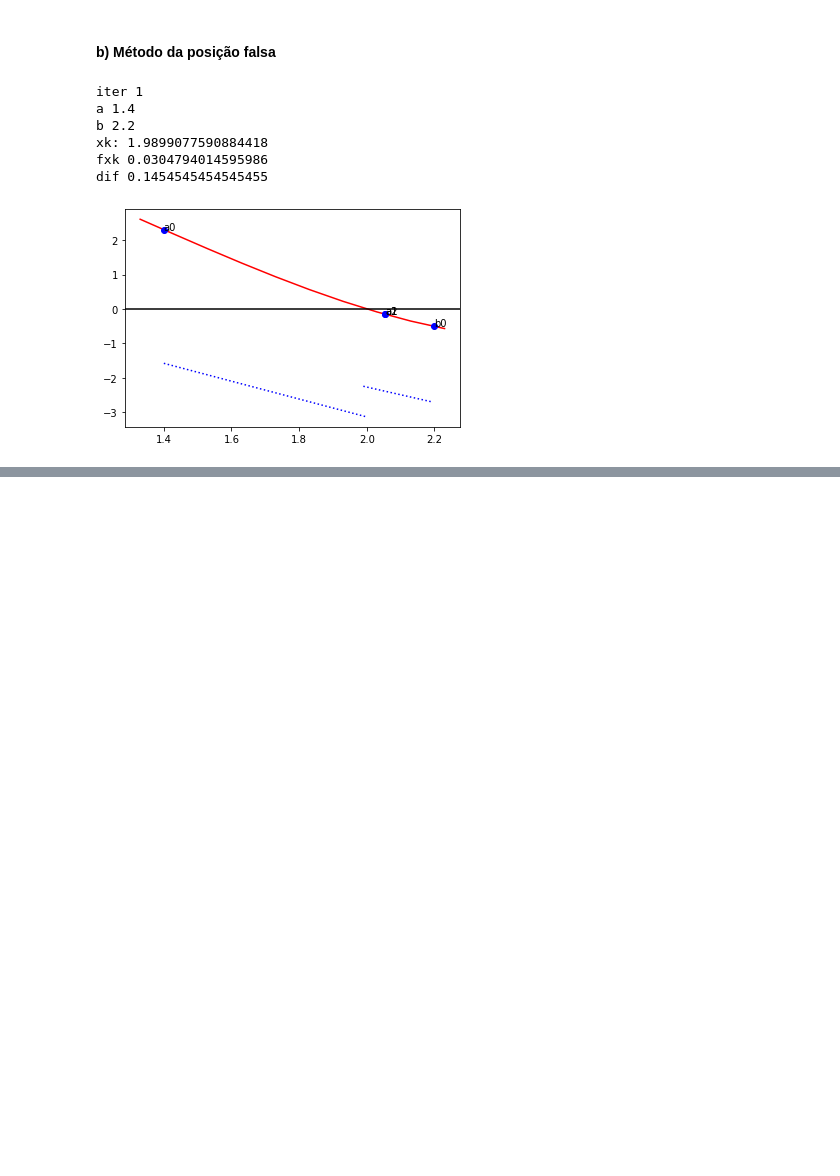
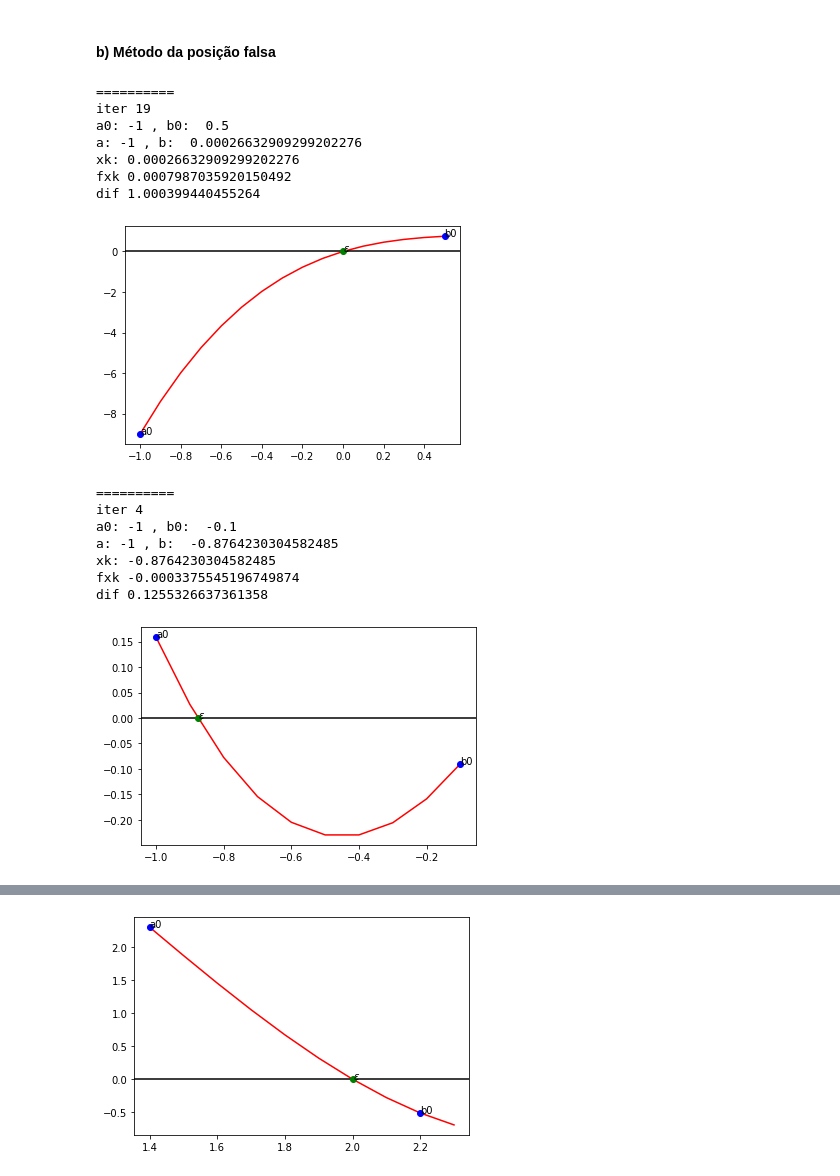
Before and after one commit to HenrickyL/computational-mathematics, a Jupyter notebook: Cap 2/Trabalho01/trabalho.ipynb, the cells around one changed output, grey strips where cells are left out. Saved outputs shown, nothing was run; the diff lists cells and outputs as text; code cells hidden in the pictures; blank space fills up the shorter version.

```diff
--- a/Cap 2/Trabalho01/trabalho.ipynb
+++ b/Cap 2/Trabalho01/trabalho.ipynb
@@ -294,10 +294,8 @@ def falsePosition(a,b,f,E, withGraph=True):
     b0 = b
 
     #grafico
-    m = lambda a,b: (f(b)-f(a))/b-a
-    lineTo = lambda a,b,x : m(a,b)*x+b
     if(withGraph):
-        x = np.arange(a0*.95,b0*1.05,0.1)
+        x = np.arange(a0,b0+0.1,0.1)
         y= f(x)
         plt.plot(x,y,'-r')
         #dots
@@ -322,72 +320,63 @@ def falsePosition(a,b,f,E, withGraph=True):
         return
 
 
 
     #usar uma função lambda para achar o novo valor apartir de A e B passados
     getXk = lambda x,y: (x*f(y)-y*f(x))/(f(y)-f(x))
     xk = getXk(a,b)
     fxk= f(xk)
     dif = abs(a-b)
 
     #definindo o intervalo de verificação
-    if(getXk(xk,b)*fxk < 0): #está do lado direito?
+    if(xk*fxk < 0): #está do lado direito?
         a = xk
-
-        if(withGraph):
-            x = np.arange(a0,a,0.1)
-            y = m(a0,a)*x+a
-            plt.plot(a,f(a),'ob')
-            plt.text(a,f(a),"a{0}".format(iter+1))
-            plt.plot(x,y,':b')
     else:
         b = xk
-        if(withGraph):
-            x = np.arange(b,b0,0.1)
-            y = m(b,b0)*x+b0
-            plt.plot(a,f(a),'ob')
-            plt.text(a,f(a),"a{0}".format(iter+1))
-            plt.plot(x,y,':b')
 
 
 
-
-    while(abs(fxk) > E and abs(dif) > E ):
+    while(abs(fxk) > E and abs(dif) > E and iter < 50 ):
         iter = iter + 1
-        xk = (a*f(b)-b*f(a))/(f(b)-f(a))
+        xk = getXk(a,b)
         fxk= f(xk)
         dif = abs(a-b)
 
-        if(getXk(xk,b)*fxk < 0): #está do lado direito?
+        if(xk*fxk < 0): #está do lado direito?
             a = xk
-            if(withGraph):
-                x = np.arange(a0,a,0.1)
-                y = m(a0,a)*x+a
-                plt.plot(a,f(a),'ob')
-                plt.text(a,f(a),"a{0}".format(iter+1))
-                plt.plot(x,y,':b')
         else:
             b = xk
-            if(withGraph):
-                x = np.arange(b,b0,0.1)
-                y = m(b,b0)*x+b0
-                plt.plot(a,f(a),'ob')
-                plt.text(a,f(a),"a{0}".format(iter+1))
-                plt.plot(x,y,':b')
-    print("iter", iter)
-    print("a", a0)
-    print("b", b0)
+
+    print("==========\niter", iter)
+    print("a0:", a0,", b0: ", b0)
+    print("a:", a,", b: ", b)
     print("xk:", xk)
     print("fxk", fxk)
     print("dif", dif,"\n")
 
-    if(withGraph):plt.show()
+    if(withGraph):
+        plt.plot(xk,fxk,'og')
+        plt.text(xk,fxk,r'$\varepsilon$')
+        plt.show()
 
-falsePosition(1.4,2.2,lambda x: x**3-4*x**2+x+6, 0.1)
+falsePosition(-1,0.5,lambda x: 2*x**3 -4*x**2+3*x , 0.001)
+falsePosition(-1,-0.1,lambda x: np.sin(x)+x**2 , 0.001)
+
+falsePosition(1.4,2.2,lambda x: x**3 -4*x**2 + x+6 , 0.01)
+falsePosition(1,1.2,lambda x: np.exp(x)-np.sin(x)-2 , 0.00001)
 # %% [output]
-iter 1
-a 1.4
-b 2.2
-xk: 1.9899077590884418
-fxk 0.0304794014595986
-dif 0.1454545454545455
+==========
+iter 19
+a0: -1 , b0:  0.5
+a: -1 , b:  0.00026632909299202276
+xk: 0.00026632909299202276
+fxk 0.0007987035920150492
+dif 1.000399440455264
-[figure, old version]
+[figure, new version]
+==========
+iter 4
+a0: -1 , b0:  -0.1
+a: -1 , b:  -0.8764230304582485
+xk: -0.8764230304582485
+fxk -0.0003375545196749874
+dif 0.1255326637361358
+[figure, added]
@@ -393,0 +390 @@ dif 0.1454545454545455
+[figure, added]
```
Also changed, not shown: parts of 3 cells of this notebook.
